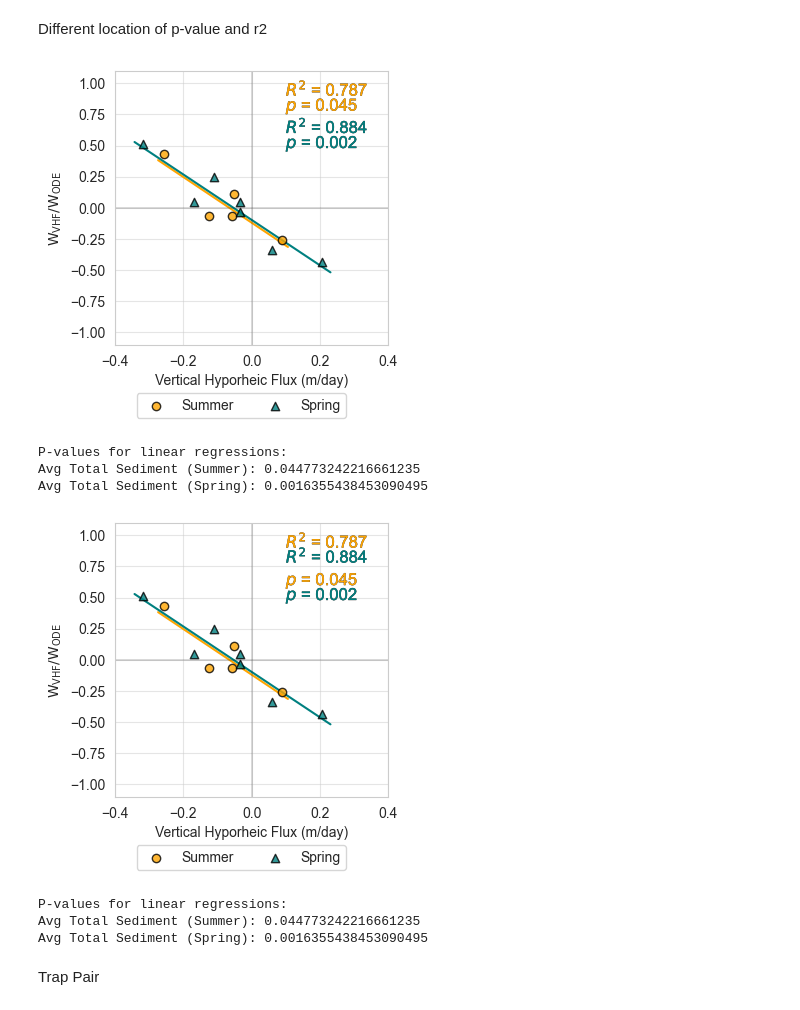
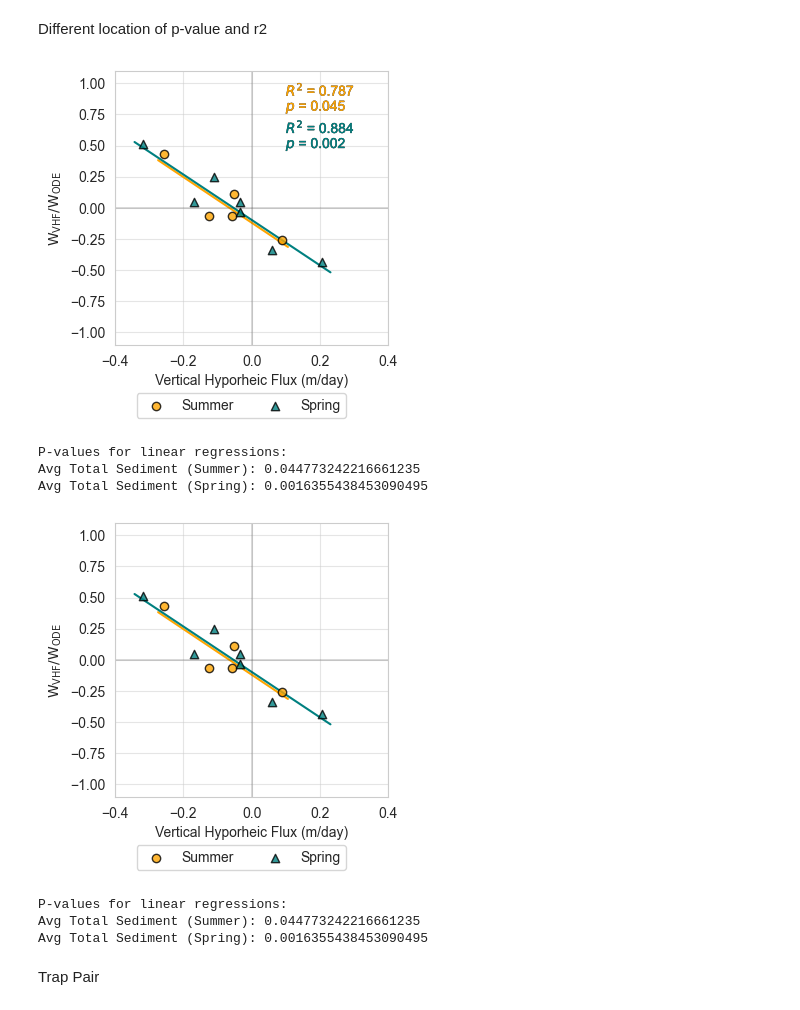
Before and after one commit to nicole-hucke/sediment_trap_paper, a Jupyter notebook: plots/regression_plots/regression_plotting.ipynb, the cells around one changed output. Cells and saved outputs as stored; diff of their text form; code cells hidden in the pictures.

Commit message:
figure 2 with sediment weights and regression!!!

```diff
--- a/plots/regression_plots/regression_plotting.ipynb
+++ b/plots/regression_plots/regression_plotting.ipynb
@@ -81,10 +81,10 @@ x_limits = (-0.4, 0.4)
 r2_sm23, pval_sm23 = plot_with_r2(ax, 'flux', 'total', SM23_avg, color="orange", label='Summer')
 r2_sp23, pval_sp23 = plot_with_r2(ax, 'flux', 'total', SP23_avg, color="teal", label='Spring', marker='^')
 
-t1 = ax.text(0.1, 0.9, f'$R^2$ = {r2_sm23:.3f}', color="orange", size=12)
-t2 = ax.text(0.1, 0.78, f'$p$ = {pval_sm23:.3f}', color="orange", size=12)
-t3 = ax.text(0.1, 0.6, f'$R^2$ = {r2_sp23:.3f}', color="teal", size=12)
-t4 = ax.text(0.1, 0.48, f'$p$ = {pval_sp23:.3f}', color="teal", size=12)
+t1 = ax.text(0.1, 0.9, f'$R^2$ = {r2_sm23:.3f}', color="orange", size=10)
+t2 = ax.text(0.1, 0.78, f'$p$ = {pval_sm23:.3f}', color="orange", size=10)
+t3 = ax.text(0.1, 0.6, f'$R^2$ = {r2_sp23:.3f}', color="teal", size=10)
+t4 = ax.text(0.1, 0.48, f'$p$ = {pval_sp23:.3f}', color="teal", size=10)
 for t in [t1, t2, t3, t4]:
     t.set_path_effects([pe.withStroke(linewidth=0.25, foreground="black")])
 
@@ -107,7 +107,7 @@ print("P-values for linear regressions:")
 print(f"Avg Total Sediment (Summer): {pval_sm23}")
 print(f"Avg Total Sediment (Spring): {pval_sp23}")
 # %% [output]
-[figure, old version]
+[figure, new version]
 P-values for linear regressions:
 Avg Total Sediment (Summer): 0.044773242216661235
 Avg Total Sediment (Spring): 0.0016355438453090495
@@ -116,41 +116,41 @@ teal = '#107070'
 orange = '#df9c20'
 
 # Create a 2x2 grid of subplots
 sns.set_style("whitegrid")
 fig, ax = plt.subplots(1, 1, figsize=(3.8, 3.8))
 x_limits = (-0.4, 0.4)
 
 # Total Sediment
 r2_sm23, pval_sm23 = plot_with_r2(ax, 'flux', 'total', SM23_avg, color='orange', label='Summer')
 r2_sp23, pval_sp23 = plot_with_r2(ax, 'flux', 'total', SP23_avg, color='teal', label='Spring', marker='^')
 
-t1 = ax.text(0.1, 0.9, f'$R^2$ = {r2_sm23:.3f}', color='orange', size=12)
-t2 = ax.text(0.1, 0.78, f'$R^2$ = {r2_sp23:.3f}', color='teal', size=12)
-t3 = ax.text(0.1, 0.6, f'$p$ = {pval_sm23:.3f}', color='orange', size=12)
-t4 = ax.text(0.1, 0.48, f'$p$ = {pval_sp23:.3f}', color='teal', size=12)
-for t in [t1, t2, t3, t4]:
-    t.set_path_effects([pe.withStroke(linewidth=0.25, foreground="black")])
+#t1 = ax.text(0.19, 0.99, f'$R^2$ = {r2_sm23:.3f}', color='orange', size=10)
+#t2 = ax.text(0.19, 0.88, f'$R^2$ = {r2_sp23:.3f}', color='teal', size=10)
+#t3 = ax.text(0.19, 0.7, f'$p$ = {pval_sm23:.3f}', color='orange', size=10)
+#t4 = ax.text(0.19, 0.58, f'$p$ = {pval_sp23:.3f}', color='teal', size=10)
+#for t in [t1, t2, t3, t4]:
+#    t.set_path_effects([pe.withStroke(linewidth=0.25, foreground="black")])
 
 ax.set_xlim(x_limits)
 
 ax.axhline(0, color='black', lw=0.2)
 ax.axvline(0, color='black', lw=0.2)
 ax.set_ylim(-1.1, 1.1)
 ax.set_xlabel('Vertical Hyporheic Flux (m/day)')
 ax.set_ylabel(r'$\mathrm{W}_{\mathrm{VHF}} / \mathrm{W}_{\mathrm{ODE}}$')
 ax.grid(alpha=0.5)
 
 ax.legend(bbox_to_anchor=(0.87, -0.15), ncol=2)
 plt.tight_layout()
-plt.savefig('plots/totalsed_avg_V7.2.jpg', dpi=1000)
+plt.savefig('plots/totalsed_avg_V7_nometrics.jpg', dpi=1000)
 plt.show()
 
 # print the p-values:
 print("P-values for linear regressions:")
 print(f"Avg Total Sediment (Summer): {pval_sm23}")
 print(f"Avg Total Sediment (Spring): {pval_sp23}")
 # %% [output]
-[figure, old version]
+[figure, new version]
 P-values for linear regressions:
 Avg Total Sediment (Summer): 0.044773242216661235
 Avg Total Sediment (Spring): 0.0016355438453090495
```
Also changed, not shown: 10 other files.
